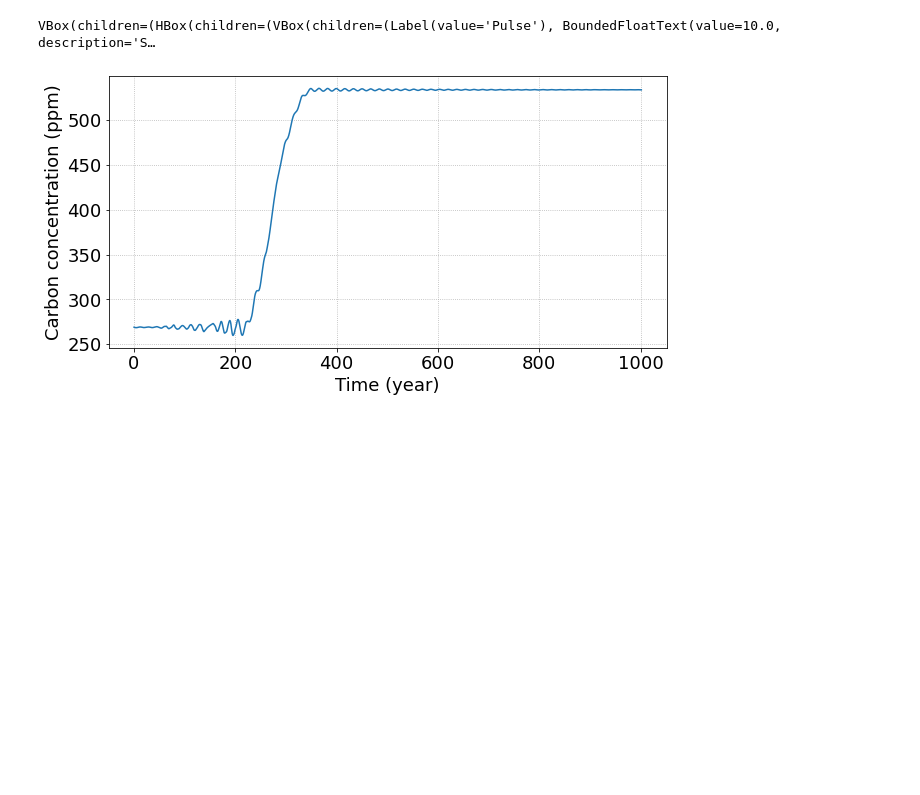
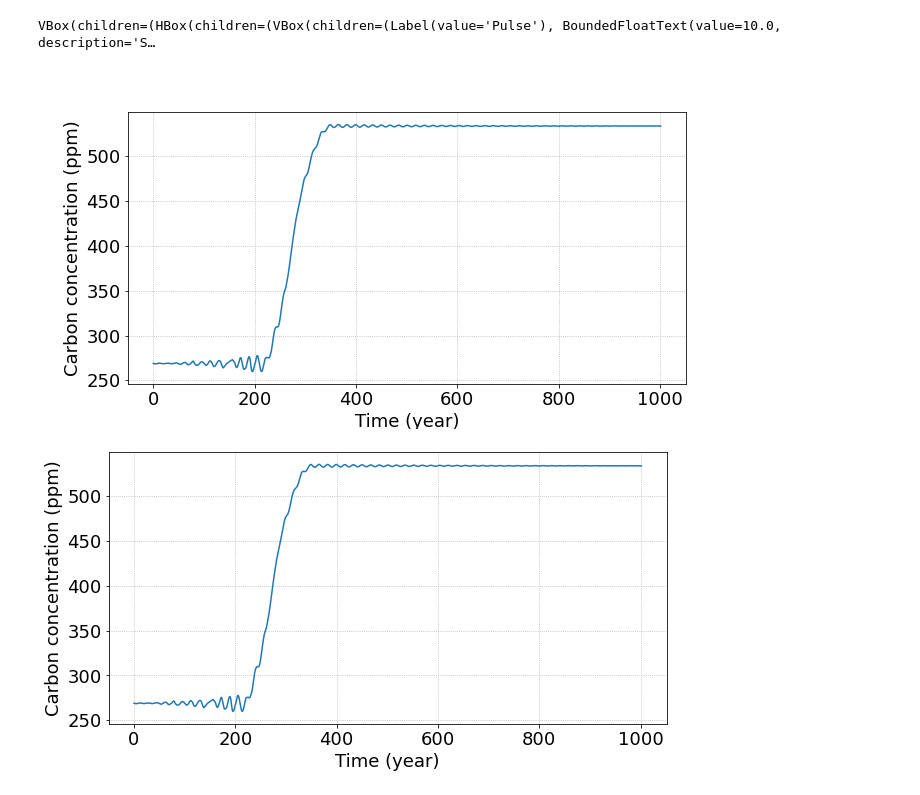
Before and after one commit to binchengecon/QuantClimateChange3, a Jupyter notebook: _sources/NonlinearCarbon.ipynb, the cells around one changed output. Saved outputs shown, nothing was run; the diff lists cells and outputs as text; code cells hidden in the pictures; blank space fills up the shorter version.

```diff
--- a/_sources/NonlinearCarbon.ipynb
+++ b/_sources/NonlinearCarbon.ipynb
@@ -14,11 +14,14 @@ VBox(children=(HBox(children=(VBox(children=(Label(value='Pulse'), BoundedFloatT
 # %%
 # tv,Tv,Cv,Ct = model(0,0,"rcp60co2eqv3",0.3916)
 
 # plt.figure(figsize=(10, 5))
 # plt.plot(tv, Ct)
 # plt.tick_params(axis='both', which='major', labelsize=18)
 # plt.xlabel('Time (year)',fontsize = 18);
 # plt.ylabel('Carbon concentration (ppm)',fontsize = 18);
 # plt.grid(linestyle=':')
+# plt.savefig("test.png")
+Image("test.png")
 # %% [output]
-[figure, old version]
+[figure, new version]
+[figure, added]
```
Also changed, not shown: 3 other files.
